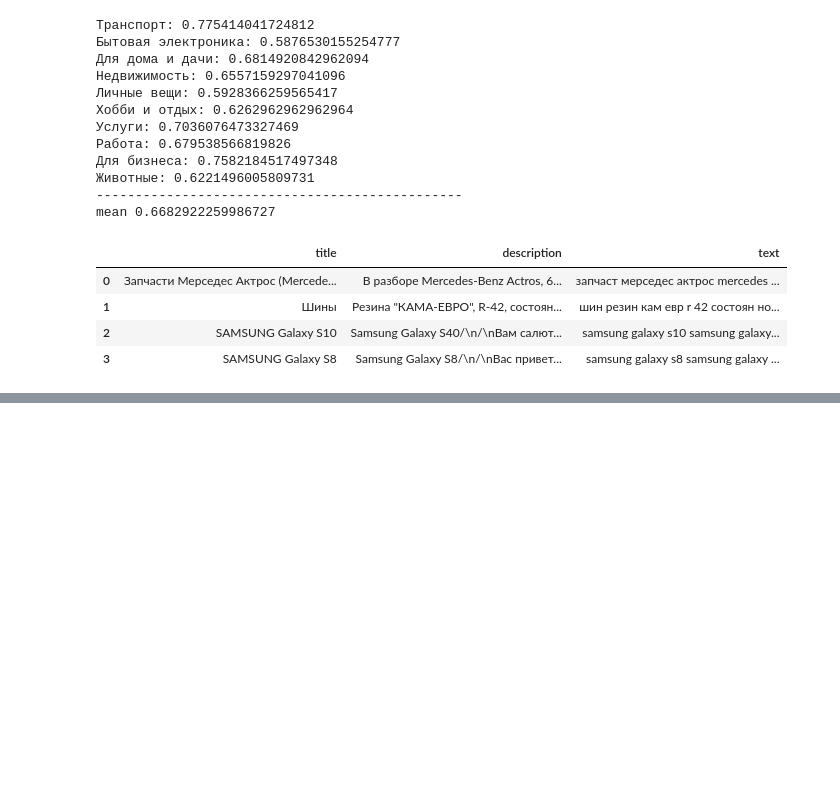
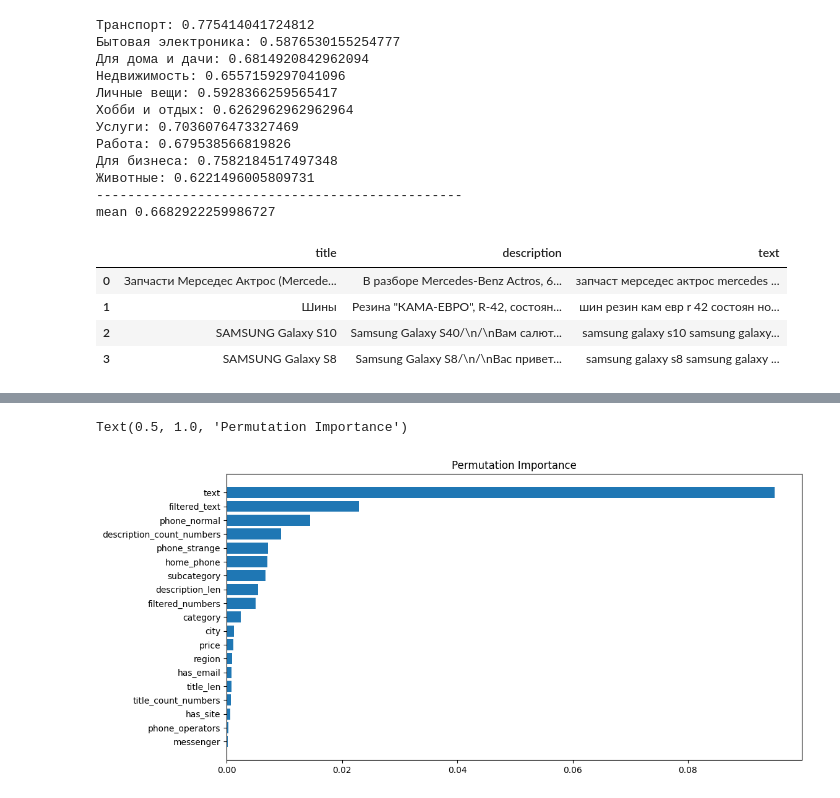
Before and after one commit to Arsenchius/avito_tech, a Jupyter notebook: notebooks/sandbox.ipynb, the cells around one changed output, grey strips where cells are left out. Cells and saved outputs as stored; diff of their text form; code cells hidden in the pictures; blank space fills up the shorter version.

```diff
--- a/notebooks/sandbox.ipynb
+++ b/notebooks/sandbox.ipynb
@@ -232,0 +249,3 @@ val_df[["title","description","text"]].head(4)
+# %%
+cb_model = CatBoostClassifier()
+cb_model.load_model(model_path)
@@ -232,0 +256,8 @@ val_df[["title","description","text"]].head(4)
+# %%
+df_train = pd.read_csv(train_data_path)
+df_test = pd.read_csv(test_data_path)
+# %%
+df_train.drop(['description', 'title', 'datetime_submitted'], axis=1, inplace=True)
+df_test.drop(['description', 'title',  'datetime_submitted'], axis=1, inplace=True)
+# %%
+df_train, df_val = train_test_split(df_train, test_size=0.1, random_state=43, stratify=df_train['category'])
@@ -232,0 +289,15 @@ val_df[["title","description","text"]].head(4)
+# %%
+from sklearn.inspection import permutation_importance
+import matplotlib.pyplot as plt
+import numpy as np
+X_test = df_val.drop("is_bad", axis=1)
+y_test = df_val["is_bad"]
+perm_importance = permutation_importance(cb_model, X_test, y_test, n_repeats=10, random_state=1066)
+sorted_idx = perm_importance.importances_mean.argsort()
+fig = plt.figure(figsize=(12, 6))
+plt.barh(range(len(sorted_idx)), perm_importance.importances_mean[sorted_idx], align='center')
+plt.yticks(range(len(sorted_idx)), np.array(X_test.columns)[sorted_idx])
+plt.title('Permutation Importance')
+# %% [output]
+Text(0.5, 1.0, 'Permutation Importance')
+[figure, added]
```
Also changed, not shown: parts of 7 cells of this notebook, 2 other files.
